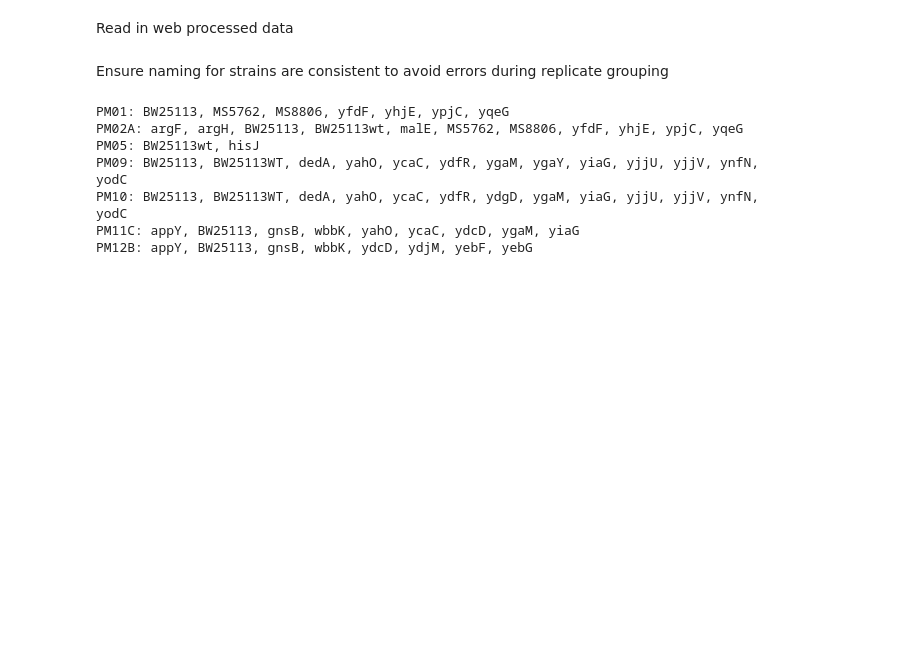
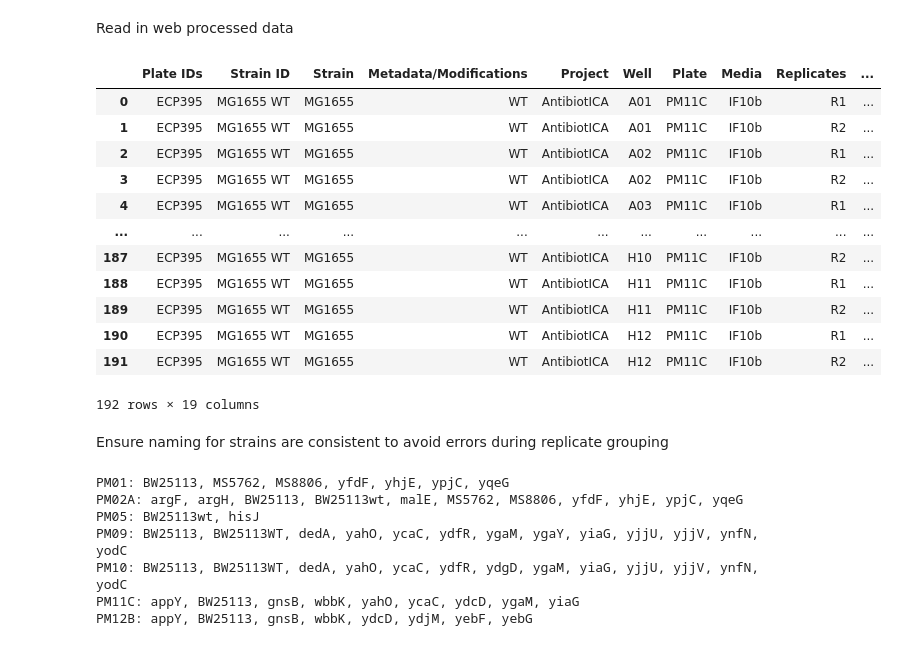
Before and after one commit to Kahuna-flipper/process_web_biolog_data, a Jupyter notebook: make_growth_calls_from_kinetics.ipynb, the cells around one changed output. Saved outputs shown, nothing was run; the diff lists cells and outputs as text; code cells hidden in the pictures; blank space fills up the shorter version.

```diff
--- a/make_growth_calls_from_kinetics.ipynb
+++ b/make_growth_calls_from_kinetics.ipynb
@@ -7,7 +7,24 @@ Read in web processed data
 # %%
 plates = pd.read_csv('Data/plate_datatype.csv')
 kinetics = pd.read_csv('Data/kinetic_datatype.csv')
 summary = pd.read_csv('Data/summary_table.csv')
+
+non_control_plate_reference = pd.read_csv('Data/ecoli_MG1655_kinetic_data.csv')
+non_control_plate_reference
+# %% [output]
+|  | Plate IDs | Strain ID | Strain | Metadata/Modifications | Project | Well | Plate | Media | Replicates | ... |
+| 0 | ECP395 | MG1655 WT | MG1655 | WT | AntibiotICA | A01 | PM11C | IF10b | R1 | ... |
+| 1 | ECP395 | MG1655 WT | MG1655 | WT | AntibiotICA | A01 | PM11C | IF10b | R2 | ... |
+| 2 | ECP395 | MG1655 WT | MG1655 | WT | AntibiotICA | A02 | PM11C | IF10b | R1 | ... |
+| 3 | ECP395 | MG1655 WT | MG1655 | WT | AntibiotICA | A02 | PM11C | IF10b | R2 | ... |
+| 4 | ECP395 | MG1655 WT | MG1655 | WT | AntibiotICA | A03 | PM11C | IF10b | R1 | ... |
+| ... | ... | ... | ... | ... | ... | ... | ... | ... | ... | ... |
+| 187 | ECP395 | MG1655 WT | MG1655 | WT | AntibiotICA | H10 | PM11C | IF10b | R2 | ... |
+| 188 | ECP395 | MG1655 WT | MG1655 | WT | AntibiotICA | H11 | PM11C | IF10b | R1 | ... |
+| 189 | ECP395 | MG1655 WT | MG1655 | WT | AntibiotICA | H11 | PM11C | IF10b | R2 | ... |
+| 190 | ECP395 | MG1655 WT | MG1655 | WT | AntibiotICA | H12 | PM11C | IF10b | R1 | ... |
+| 191 | ECP395 | MG1655 WT | MG1655 | WT | AntibiotICA | H12 | PM11C | IF10b | R2 | ... |
+192 rows × 19 columns
 # %%
 wells_with_negative_controls = ['PM01','PM02A','PM03B','PM04A','PM05','PM06','PM07','PM08']
 wells_with_positive_controls = ['PM05']
```
Also changed, not shown: parts of 7 cells of this notebook, 4 other files.
